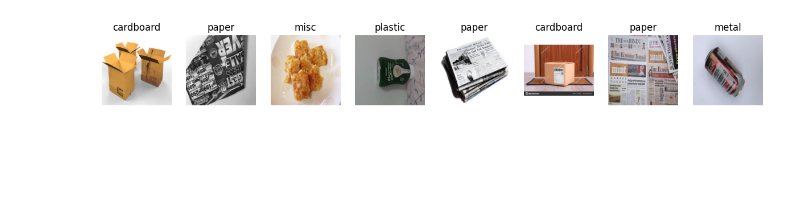
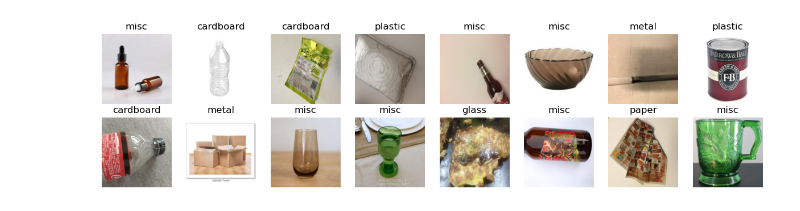
Before and after one commit to LUComp/waste-sorter, a Jupyter notebook: classification/notebooks/waste_sorting_pytorch.ipynb, the cells around one changed output. Cells and saved outputs as stored; diff of their text form; code cells hidden in the pictures; blank space fills up the shorter version.

```diff
--- a/classification/notebooks/waste_sorting_pytorch.ipynb
+++ b/classification/notebooks/waste_sorting_pytorch.ipynb
@@ -84,16 +82,16 @@ def label_str(x):
 # %%
 batch = next(iter(train_loader))
 images = batch[0]
 labels = batch[1]
 plt.figure(figsize=(15,15))
-for i in range(8):
+for i in range(16):
   plt.subplot(8,8,i+1)
   img = np.transpose(images[i].numpy(), (1, 2, 0))  # Transpose the image dimensions
   plt.imshow(img)
   plt.title(label_str(labels[i].item()))
   plt.axis("off")
 # %% [output]
-[figure, old version]
+[figure, new version]
 # %%
 from tqdm import tqdm
 import torch.optim as optim
```
Also changed, not shown: parts of 4 cells of this notebook, 2 other files.
